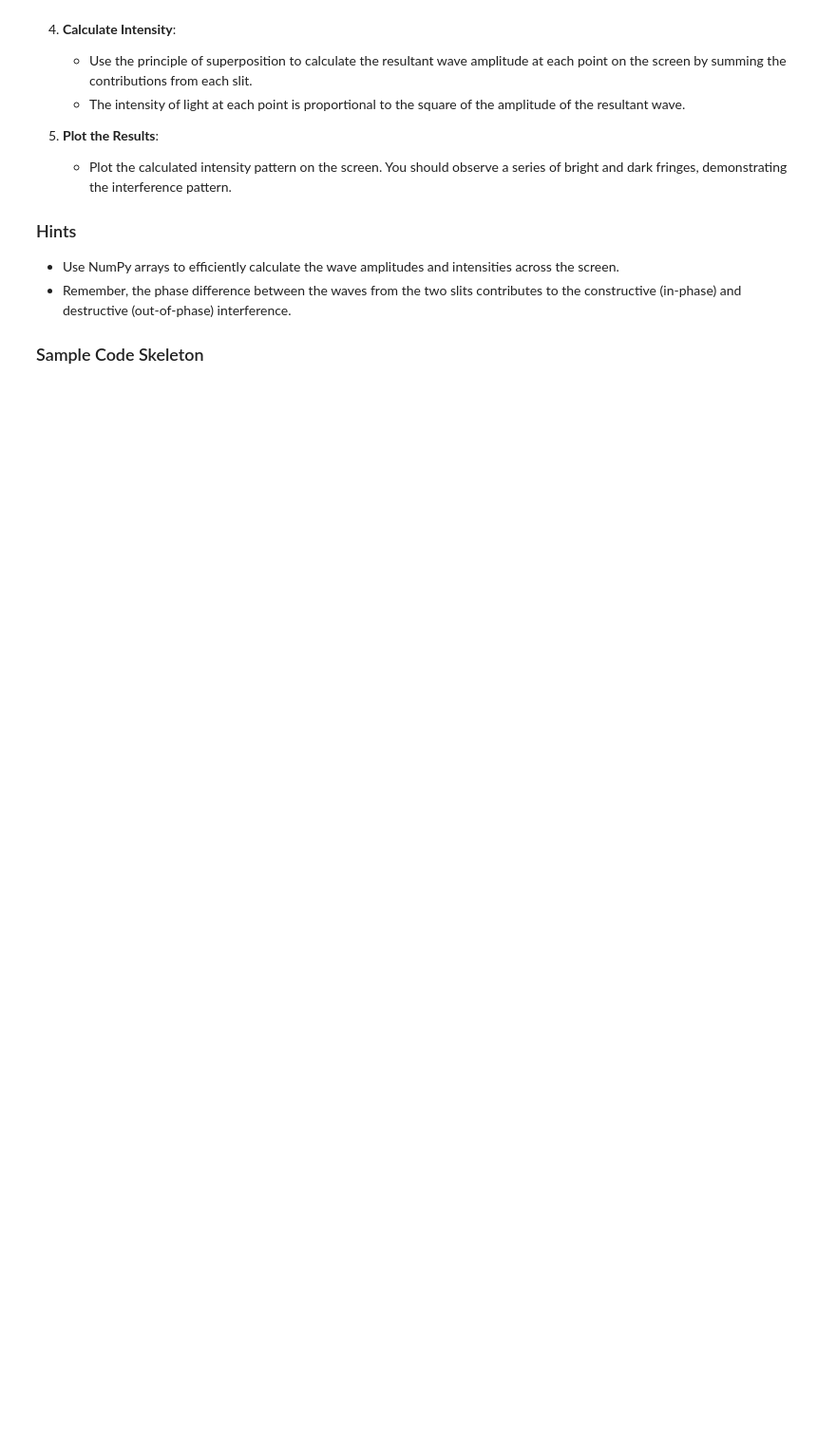
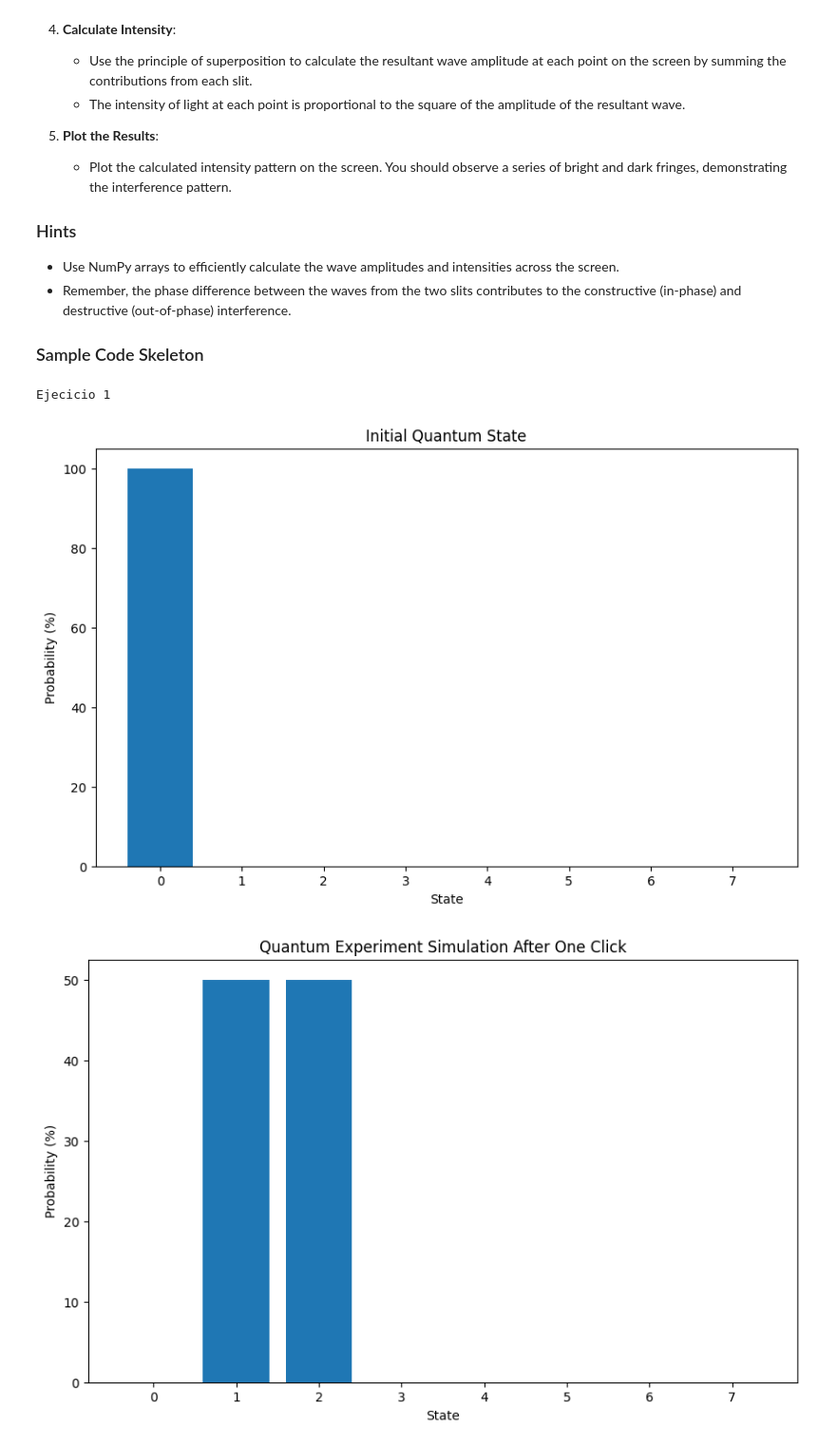
Before and after one commit to juanandres003/CNYT-JAAB, a Jupyter notebook: Segundo Tercio/ClasicToQuantum/ClasicToQuantum/TallerClasicToQuantum.ipynb, the cells around one changed output. Shown at 95% size. Cells and saved outputs as stored; diff of their text form; code cells hidden in the pictures; blank space fills up the shorter version.

Commit message:
Taller "TallerClasicToQuantum" parcialmente hecho
Se realizaron la totalidad de los primeros 2 puntos. El ultimo punto falta mirar si lo pedido es lo obtenido

```diff
--- a/Segundo Tercio/ClasicToQuantum/ClasicToQuantum/TallerClasicToQuantum.ipynb
+++ b/Segundo Tercio/ClasicToQuantum/ClasicToQuantum/TallerClasicToQuantum.ipynb
@@ -144,3 +144,57 @@ plt.ylabel('Intensity')
 plt.title('Double Slit Experiment Simulation: Wave Interference Pattern')
 plt.legend()
 plt.show()
+# %%
+import numpy as np
+import matplotlib.pyplot as plt
+
+print("Ejecicio 1")
+
+# Define two 7x7 complex matrices
+
+m1 = np.array([[0,  0,  0,  0,  0,  0,  0,  0],
+               [1/2,0,  0,  0,  0,  0,  0,  0],
+               [1/2,0,  0,  0,  0,  0,  0,  0],
+               [0,1/3,  0,  1,  0,  0,  0,  0],
+               [0,1/3,  0,  0,  1,  0,  0,  0],
+               [0,1/3,  1/3,0,  0,  1,  0,  0],
+               [0,  0,  1/3,0,  0,  0,  1,  0],
+               [0,  0,  1/3,0,  0,  0,  0,  1]])
+
+v1 = np.array([[1], [0], [0], [0], [0], [0], [0], [0]])
+
+state_after_one_click = np.dot(m1, v1)
+state_after_two_click = np.dot(m1, state_after_one_click)
+
+# Dame los resultados en un diagrama de barras despues de la primer click
+
+# Convert the probabilities to percentages
+v1_percentage = v1 * 100
+state_after_one_click_percentage = state_after_one_click * 100
+state_after_two_click_percentage = state_after_two_click * 100
+
+plt.figure(figsize=(10, 6))
+plt.bar(np.arange(len(v1_percentage)), v1_percentage.flatten())
+plt.xlabel('State')
+plt.ylabel('Probability (%)')
+plt.title('Initial Quantum State')
+plt.show()
+
+
+plt.figure(figsize=(10, 6))
+plt.bar(np.arange(len(state_after_one_click_percentage)), state_after_one_click_percentage.flatten())
+plt.xlabel('State')
+plt.ylabel('Probability (%)')
+plt.title('Quantum Experiment Simulation After One Click')
+plt.show()
+
+plt.figure(figsize=(10, 6))
+plt.bar(np.arange(len(state_after_two_click_percentage)), state_after_two_click_percentage.flatten())
+plt.xlabel('State')
+plt.ylabel('Probability (%)')
+plt.title('Quantum Experiment Simulation After Two Clicks')
+plt.show()
+# %% [output]
+Ejecicio 1
+[figure, added]
+[figure, added]
```
Also changed, not shown: parts of 3 cells of this notebook.
